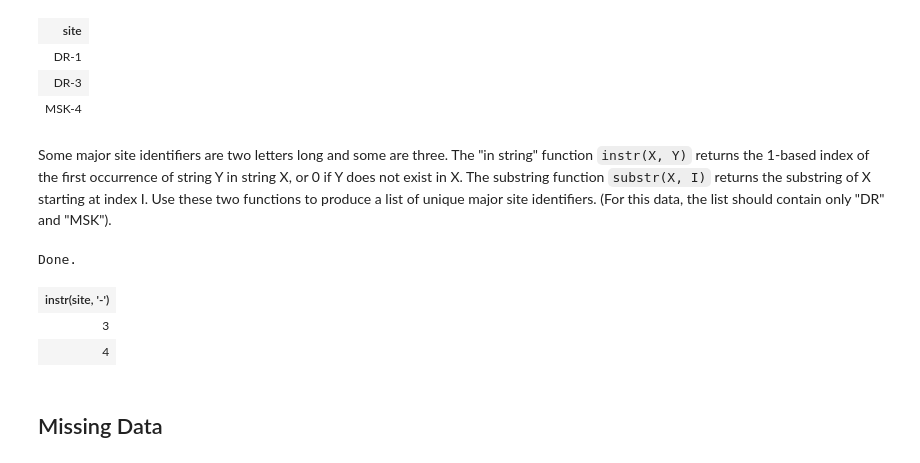
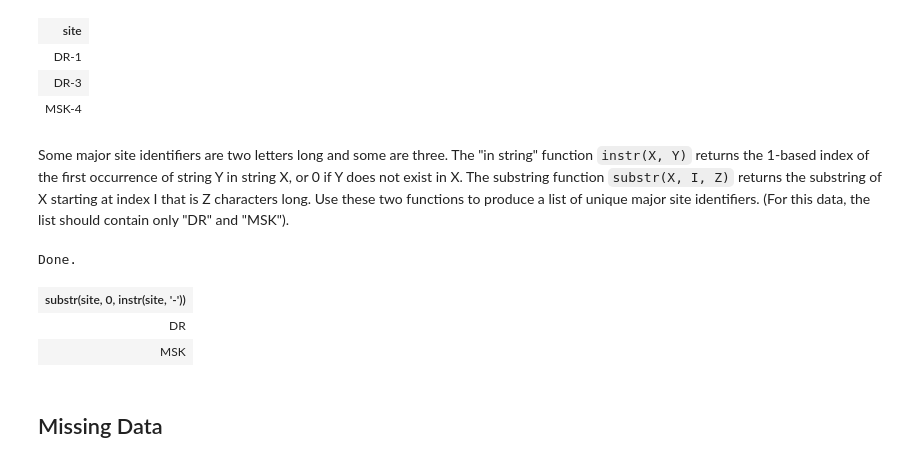
Before and after one commit to fonnesbeck/Bios8366, a Jupyter notebook: notebooks/Section8_2-Database-Programming.ipynb, the cells around one changed output. Drawn from its saved outputs; the diff is of its cells as text; code cells hidden in the pictures.

```diff
--- a/notebooks/Section8_2-Database-Programming.ipynb
+++ b/notebooks/Section8_2-Database-Programming.ipynb
@@ -933,19 +999,19 @@ Some major site identifiers are two letters long and some are three.
 The "in string" function `instr(X, Y)`
 returns the 1-based index of the first occurrence of string Y in string X,
 or 0 if Y does not exist in X.
-The substring function `substr(X, I)`
-returns the substring of X starting at index I.
+The substring function `substr(X, I, Z)`
+returns the substring of X starting at index I that is Z characters long.
 Use these two functions to produce a list of unique major site identifiers.
 (For this data,
 the list should contain only "DR" and "MSK").
 # %%
 %%sql
-select distinct substr(site, instr(site, '-') from Visited;
+select distinct substr(site, 0, instr(site, '-')) from visited;
 # %% [output]
 Done.
-| instr(site, '-') |
-| 3 |
-| 4 |
+| substr(site, 0, instr(site, '-')) |
+| DR |
+| MSK |
 # %% [markdown]
 ## Missing Data
 # %% [markdown]
```
Also changed, not shown: parts of 17 cells of this notebook, 1 other file.
